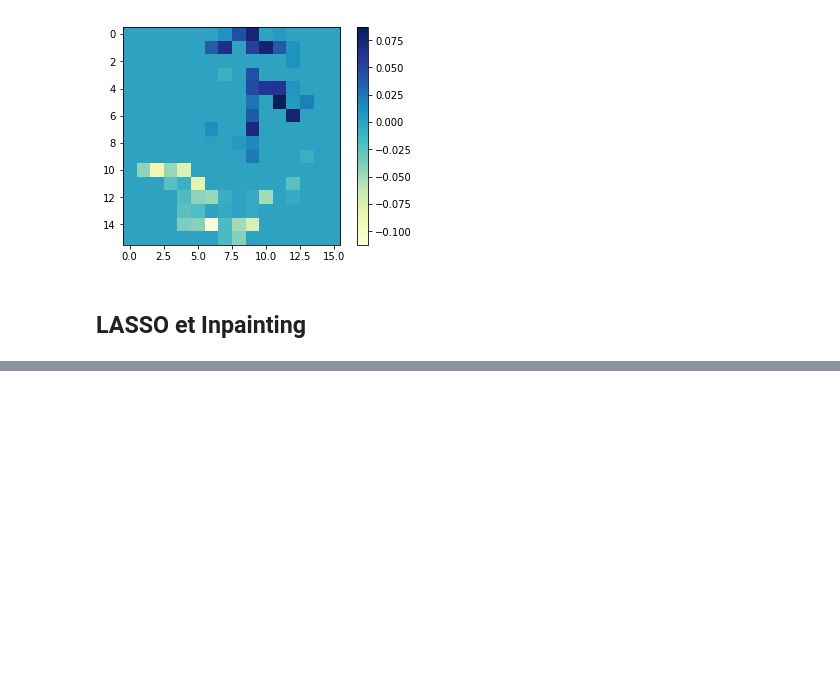
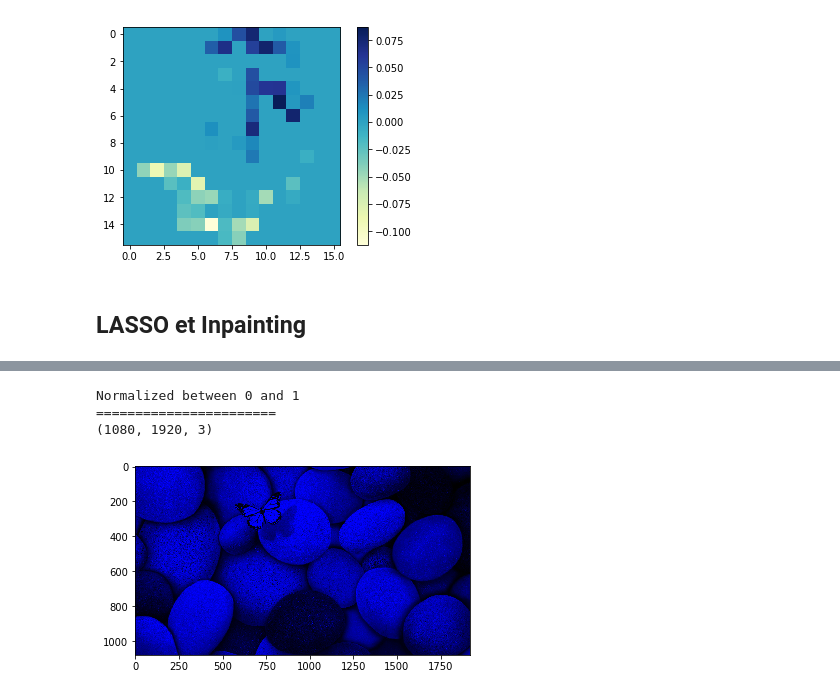
Before and after one commit to ATidiane/ARF, a Jupyter notebook: InpaintingProject/inpainting.ipynb, the cells around one changed output, grey strips where cells are left out. Drawn from its saved outputs; the diff is of its cells as text; code cells hidden in the pictures; blank space fills up the shorter version.

```diff
--- a/InpaintingProject/inpainting.ipynb
+++ b/InpaintingProject/inpainting.ipynb
@@ -323,0 +315,10 @@ Transformed to HSV and normalized between 0 and 1
+# %%
+print("Normalized between 0 and 1\n=======================")
+im_norm = normalize(im, 0, 1)
+print(im_norm[0])
+show_im(im_norm)
+# %% [output]
+Normalized between 0 and 1
+=======================
+(1080, 1920, 3)
+[figure, added]
```
Also changed, not shown: parts of 7 cells of this notebook.
